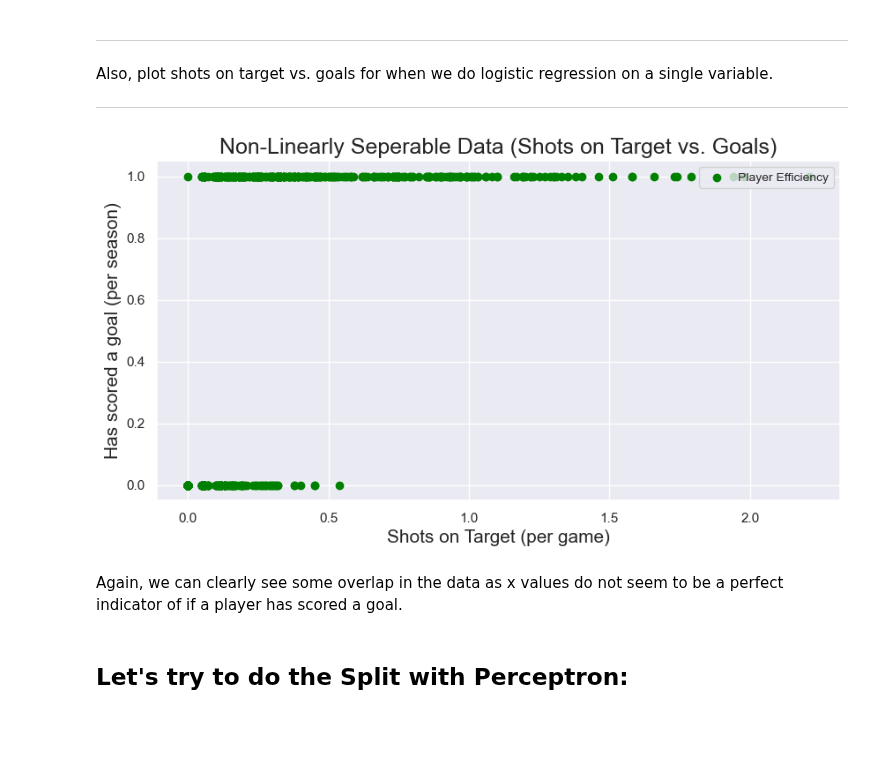
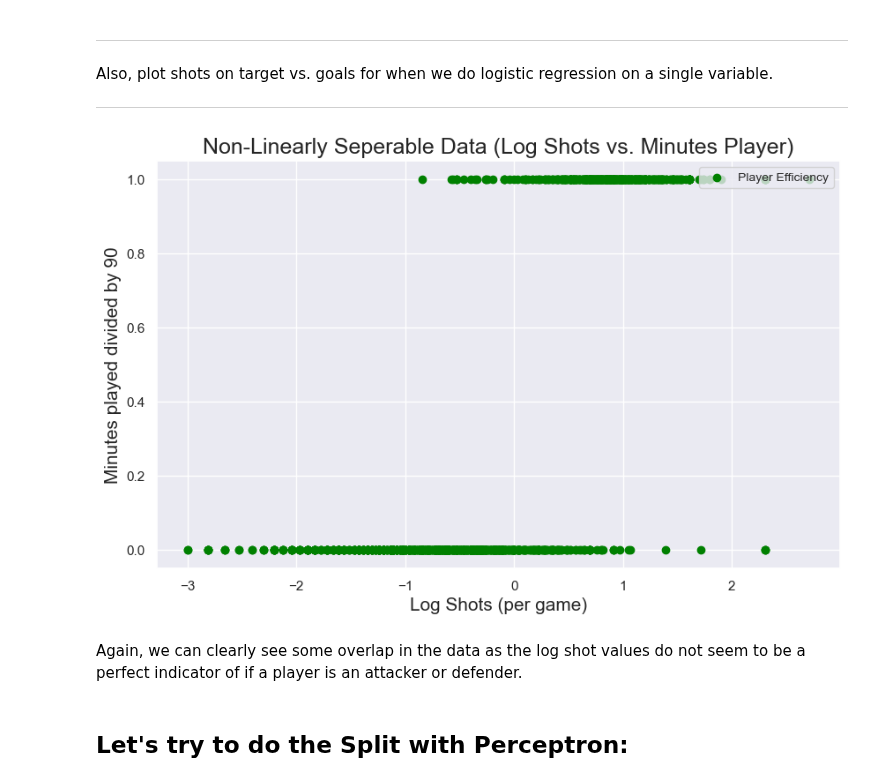
Before and after one commit to pstern17/INDE-577, a Jupyter notebook: 1. Supervised Learning/1.3. Logistic Regression/logistic_regression.ipynb, the cells around one changed output. Drawn from its saved outputs; the diff is of its cells as text; code cells hidden in the pictures; blank space fills up the shorter version.

```diff
--- a/1. Supervised Learning/1.3. Logistic Regression/logistic_regression.ipynb
+++ b/1. Supervised Learning/1.3. Logistic Regression/logistic_regression.ipynb
@@ -92,26 +145,21 @@ Also, plot shots on target vs. goals for when we do logistic regression on a sin
 # %%
 # Set the theme.
 sns.set_theme()
 
 # Set the figure size.
-plt.figure(figsize = (10, 5))
+plt.figure(figsize = (10, 6))
 
-# Get the predictor and response.
-x = soccer['SoT'].values
-x = x.reshape(-1, 1)
-y = np.where(soccer['Goals'] > 0, 1, 0)
-
-# Add the red card players to the plot.
-plt.scatter(x, y, color = "green", label = "Player Efficiency")
-plt.xlabel("Shots on Target (per game)", fontsize = 15)
-plt.ylabel("Has scored a goal (per season)", fontsize = 15)
+# Add the players to the graph
+plt.scatter(shots, response, color = "green", label = "Player Efficiency")
+plt.xlabel("Log Shots (per game)", fontsize = 15)
+plt.ylabel("Minutes played divided by 90", fontsize = 15)
 plt.legend(fontsize = 10, loc = "upper right")
-plt.title("Non-Linearly Seperable Data (Shots on Target vs. Goals)", fontsize = 18)
+plt.title("Non-Linearly Seperable Data (Log Shots vs. Minutes Player)", fontsize = 18)
 plt.show()
 # %% [output]
-[figure, old version]
+[figure, new version]
 # %% [markdown]
-Again, we can clearly see some overlap in the data as x values do not seem to be a perfect indicator of if a player has scored a goal.
+Again, we can clearly see some overlap in the data as the log shot values do not seem to be a perfect indicator of if a player is an attacker or defender.
 # %% [markdown]
 ## Let's try to do the Split with Perceptron:
 # %% [markdown]
```
Also changed, not shown: parts of 14 cells of this notebook.
